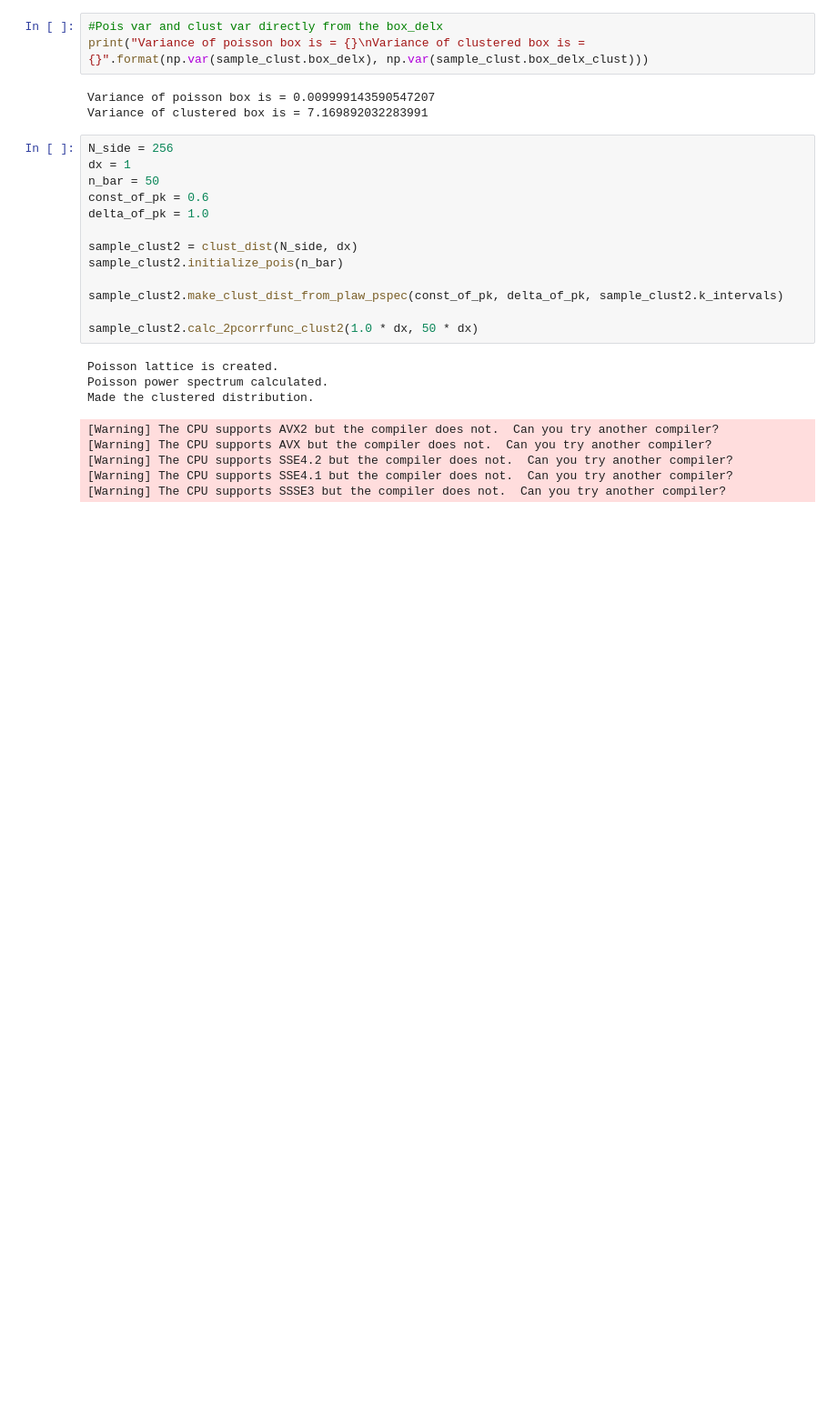
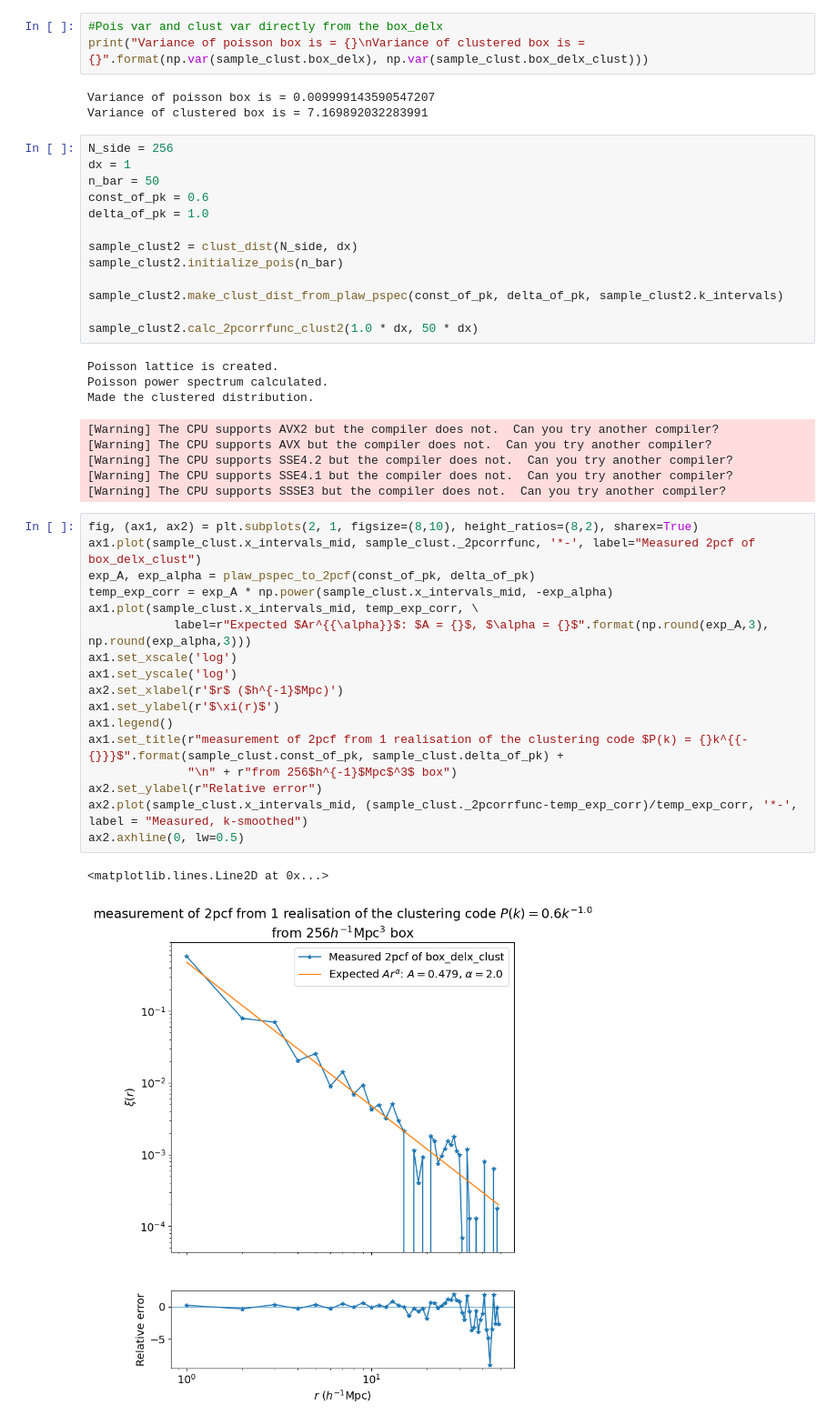
Before and after one commit to VibinRam/DP2, a Jupyter notebook: Codes/Clustering_simulation/IncompEff2.ipynb, the cells around one changed output. Shown at 91% size. Drawn from its saved outputs; the diff is of its cells as text; blank space fills up the shorter version.

```diff
--- a/Codes/Clustering_simulation/IncompEff2.ipynb
+++ b/Codes/Clustering_simulation/IncompEff2.ipynb
@@ -519,3 +519,23 @@ Made the clustered distribution.
 [Warning] The CPU supports SSE4.2 but the compiler does not.  Can you try another compiler?
 [Warning] The CPU supports SSE4.1 but the compiler does not.  Can you try another compiler?
 [Warning] The CPU supports SSSE3 but the compiler does not.  Can you try another compiler?
+# %%
+fig, (ax1, ax2) = plt.subplots(2, 1, figsize=(8,10), height_ratios=(8,2), sharex=True)
+ax1.plot(sample_clust.x_intervals_mid, sample_clust._2pcorrfunc, '*-', label="Measured 2pcf of box_delx_clust")
+exp_A, exp_alpha = plaw_pspec_to_2pcf(const_of_pk, delta_of_pk)
+temp_exp_corr = exp_A * np.power(sample_clust.x_intervals_mid, -exp_alpha)
+ax1.plot(sample_clust.x_intervals_mid, temp_exp_corr, \
+            label=r"Expected $Ar^{{\alpha}}$: $A = {}$, $\alpha = {}$".format(np.round(exp_A,3), np.round(exp_alpha,3)))
+ax1.set_xscale('log')
+ax1.set_yscale('log')
+ax2.set_xlabel(r'$r$ ($h^{-1}$Mpc)')
+ax1.set_ylabel(r'$\xi(r)$')
+ax1.legend()
+ax1.set_title(r"measurement of 2pcf from 1 realisation of the clustering code $P(k) = {}k^{{-{}}}$".format(sample_clust.const_of_pk, sample_clust.delta_of_pk) +
+              "\n" + r"from 256$h^{-1}$Mpc$^3$ box")
+ax2.set_ylabel(r"Relative error")
+ax2.plot(sample_clust.x_intervals_mid, (sample_clust._2pcorrfunc-temp_exp_corr)/temp_exp_corr, '*-', label = "Measured, k-smoothed")
+ax2.axhline(0, lw=0.5)
+# %% [output]
+<matplotlib.lines.Line2D at 0x...>
+[figure, added]
```
Also changed, not shown: 2 other files.
